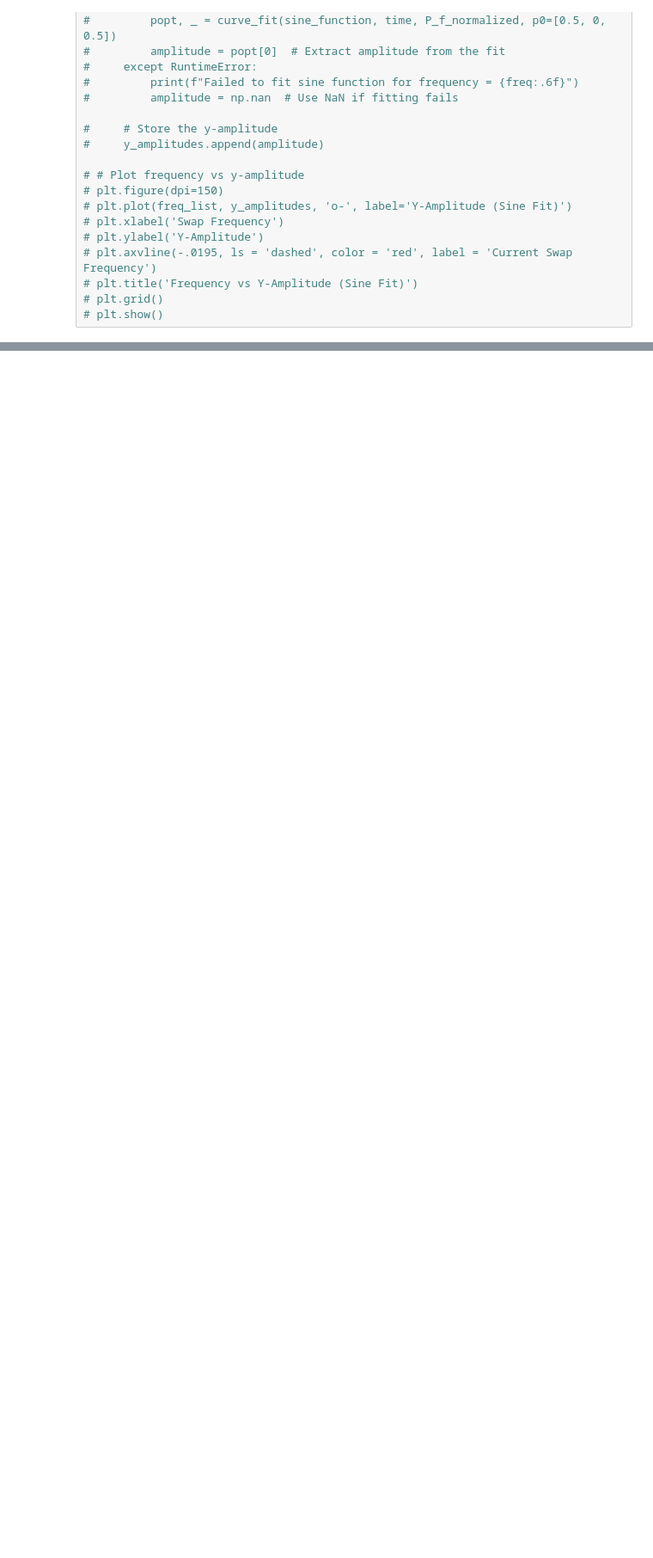
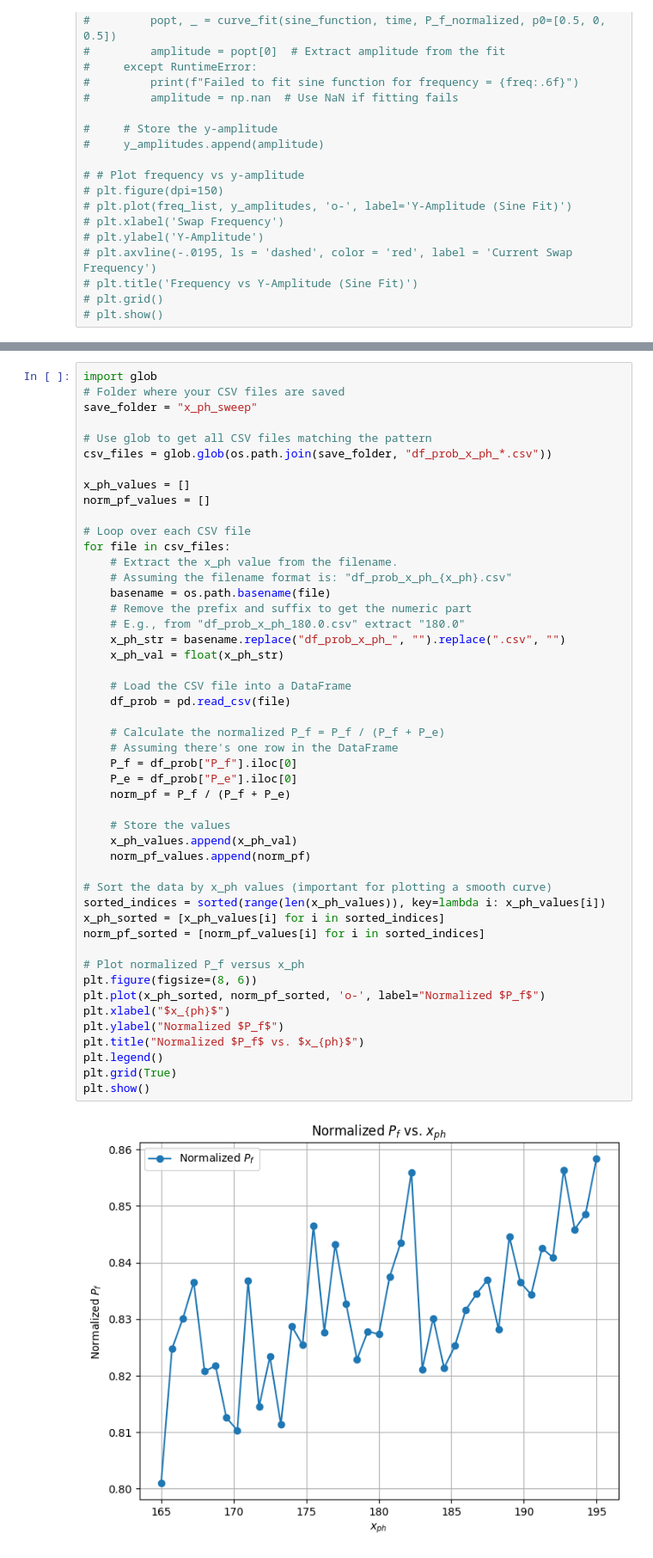
Before and after one commit to Katermurch/BlueFridgeNonLin, a Jupyter notebook: rabi_tomo.ipynb, the cells around one changed output, grey strips where cells are left out. Shown at 86% size. Cells and saved outputs as stored; diff of their text form; blank space fills up the shorter version.

```diff
--- a/rabi_tomo.ipynb
+++ b/rabi_tomo.ipynb
@@ -405 +432,51 @@ Skipping y_ph = 85.0 (already completed)
 Sweep complete!
+# %%
+import glob
+# Folder where your CSV files are saved
+save_folder = "x_ph_sweep"
+
+# Use glob to get all CSV files matching the pattern
+csv_files = glob.glob(os.path.join(save_folder, "df_prob_x_ph_*.csv"))
+
+x_ph_values = []
+norm_pf_values = []
+
+# Loop over each CSV file
+for file in csv_files:
+    # Extract the x_ph value from the filename.
+    # Assuming the filename format is: "df_prob_x_ph_{x_ph}.csv"
+    basename = os.path.basename(file)
+    # Remove the prefix and suffix to get the numeric part
+    # E.g., from "df_prob_x_ph_180.0.csv" extract "180.0"
+    x_ph_str = basename.replace("df_prob_x_ph_", "").replace(".csv", "")
+    x_ph_val = float(x_ph_str)
+
+    # Load the CSV file into a DataFrame
+    df_prob = pd.read_csv(file)
+
+    # Calculate the normalized P_f = P_f / (P_f + P_e)
+    # Assuming there's one row in the DataFrame
+    P_f = df_prob["P_f"].iloc[0]
+    P_e = df_prob["P_e"].iloc[0]
+    norm_pf = P_f / (P_f + P_e)
+
+    # Store the values
+    x_ph_values.append(x_ph_val)
+    norm_pf_values.append(norm_pf)
+
+# Sort the data by x_ph values (important for plotting a smooth curve)
+sorted_indices = sorted(range(len(x_ph_values)), key=lambda i: x_ph_values[i])
+x_ph_sorted = [x_ph_values[i] for i in sorted_indices]
+norm_pf_sorted = [norm_pf_values[i] for i in sorted_indices]
+
+# Plot normalized P_f versus x_ph
+plt.figure(figsize=(8, 6))
+plt.plot(x_ph_sorted, norm_pf_sorted, 'o-', label="Normalized $P_f$")
+plt.xlabel("$x_{ph}$")
+plt.ylabel("Normalized $P_f$")
+plt.title("Normalized $P_f$ vs. $x_{ph}$")
+plt.legend()
+plt.grid(True)
+plt.show()
+# %% [output]
+[figure, added]
```
Also changed, not shown: parts of 10 cells of this notebook, 21 other files.
